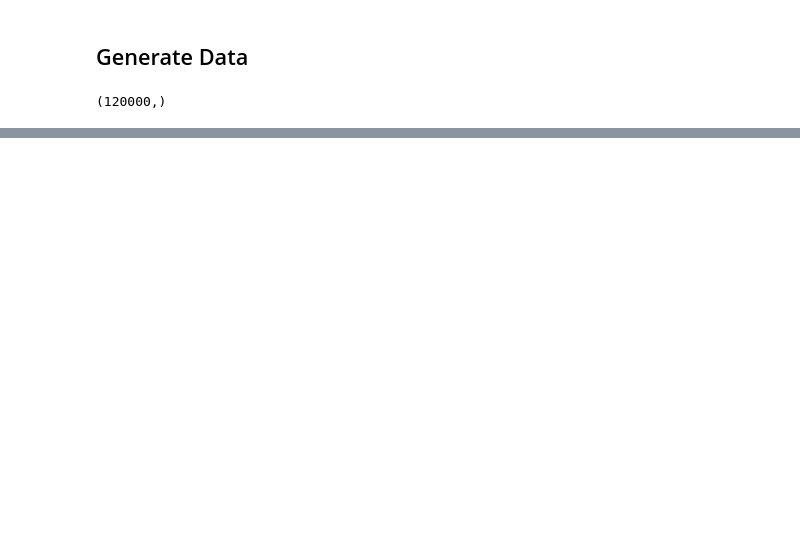
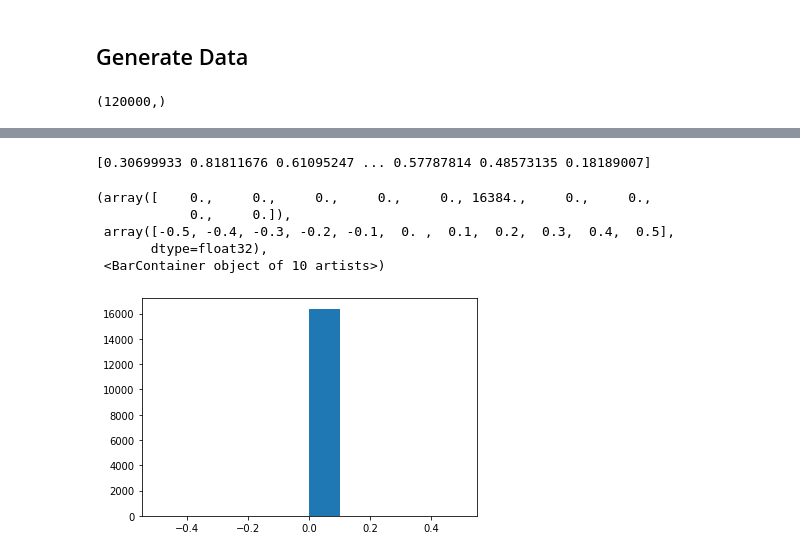
Before and after one commit to progs2002/Gaussian_GAN, a Jupyter notebook: GAN.ipynb, the cells around one changed output, grey strips where cells are left out. Cells and saved outputs as stored; diff of their text form; code cells hidden in the pictures; blank space fills up the shorter version.

```diff
--- a/GAN.ipynb
+++ b/GAN.ipynb
@@ -30,0 +37,7 @@ plt.legend(prop={'size':14})
+# %%
+#Settings
+
+M = 64
+DEVICE = "cpu"
+LR = 0.001
+EPOCHS = 20
@@ -30,0 +51,10 @@ plt.legend(prop={'size':14})
+# %%
+class Generator(nn.Module):
+    def __init__(self):
+        super().__init__()
+        self.fc1 = nn.Linear(1,11)
+        self.fc2 = nn.Linear(11,1)
+    def forward(self, x):
+        x = F.relu(self.fc1(x))
+        x = F.relu(self.fc2(x))
+        return x
@@ -30,0 +71,3 @@ plt.legend(prop={'size':14})
+# %%
+G = Generator().to(DEVICE)
+D = Discriminator().to(DEVICE)
@@ -30,0 +164,13 @@ plt.legend(prop={'size':14})
+# %%
+Z = np.array([random.random() for x in range (16384)])
+print(Z)
+samples = G(torch.tensor(Z, dtype=torch.float).unsqueeze(dim=1)).flatten()
+plt.hist(samples.detach())
+# %% [output]
+[0.30699933 0.81811676 0.61095247 ... 0.57787814 0.48573135 0.18189007]
+(array([    0.,     0.,     0.,     0.,     0., 16384.,     0.,     0.,
+            0.,     0.]),
+ array([-0.5, -0.4, -0.3, -0.2, -0.1,  0. ,  0.1,  0.2,  0.3,  0.4,  0.5],
+       dtype=float32),
+ <BarContainer object of 10 artists>)
+[figure, added]
```
Also changed, not shown: parts of 19 cells of this notebook.
